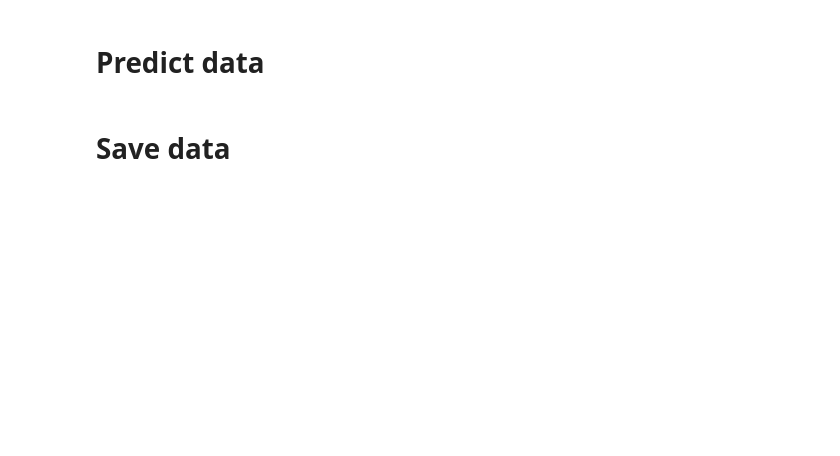
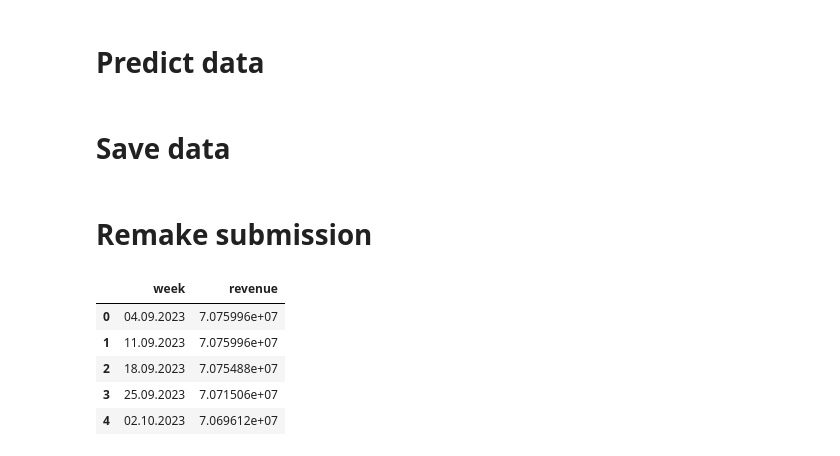
Before and after one commit to eresque/Sales_Modeling, a Jupyter notebook: reseach/research.ipynb, the cells around one changed output. Cells and saved outputs as stored; diff of their text form; code cells hidden in the pictures; blank space fills up the shorter version.

```diff
--- a/reseach/research.ipynb
+++ b/reseach/research.ipynb
@@ -313,0 +440,16 @@ df_submission.to_csv('data/submission/submission_xgb_added_0.csv', index=False)
+# %% [markdown]
+# Remake submission
+# %%
+template = pd.read_csv("data/sample_submission.csv")
+subm_df = pd.read_csv("data/submission/submission_rf_added_noout_0.csv")
+# %%
+template["revenue"] = subm_df['revenue']
+# %%
+template.head()
+# %% [output]
+|  | week | revenue |
+| 0 | 04.09.2023 | 7.075996e+07 |
+| 1 | 11.09.2023 | 7.075996e+07 |
+| 2 | 18.09.2023 | 7.075488e+07 |
+| 3 | 25.09.2023 | 7.071506e+07 |
+| 4 | 02.10.2023 | 7.069612e+07 |
```
Also changed, not shown: parts of 23 cells of this notebook, 17 other files.
